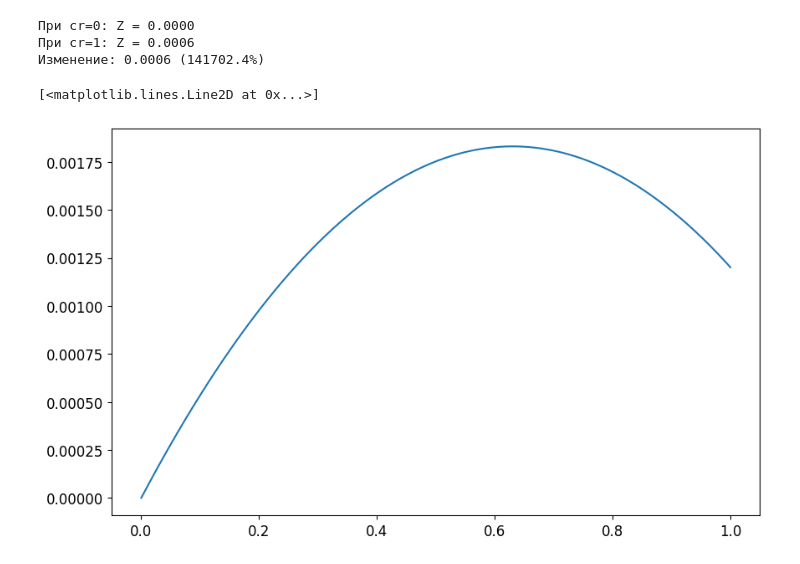
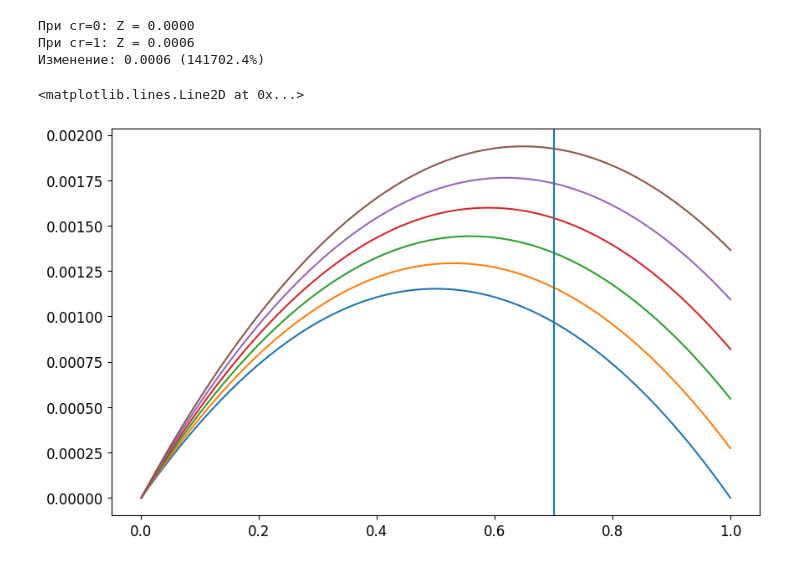
Before and after one commit to Akmalumarov/X_Ray_Scattering_Analysis, a Jupyter notebook: projects/Brushes/Calculations/Calculations.ipynb, the cells around one changed output. Drawn from its saved outputs; the diff is of its cells as text; code cells hidden in the pictures.

```diff
--- a/projects/Brushes/Calculations/Calculations.ipynb
+++ b/projects/Brushes/Calculations/Calculations.ipynb
@@ -75,16 +75,19 @@ print(f"Изменение: {Z[-1]-Z[0]:.4f} ({100*(Z[-1]-Z[0])/Z[0]:.1f}%)")
 При cr=1: Z = 0.0006
 Изменение: 0.0006 (141702.4%)
 # %%
-phi = 0.22
-w1 = phi
-w2 = phi_peg_cr
-w3 = phi_peg_am
+phi = 0.5
 
-rho1 = w1 * w2 * delta_rho_12 ** 2
-rho2 = w1 * w3 * delta_rho_13 ** 2
-rho3 = w2 * w3 * delta_rho_23 ** 2
+def rho(phi):
+    rho1 = phi * phi_peg_cr * delta_rho_12 ** 2
+    rho2 = phi * phi_peg_am * delta_rho_13 ** 2
+    rho3 = phi_peg_cr * phi_peg_am * delta_rho_23 ** 2
 
-plt.plot(cr, rho1 + rho2 + rho3)
+    return rho1 + rho2 + rho3
+
+for phi in [0, 0.05, 0.1, 0.15, 0.2, 0.25]:
+    plt.plot(cr,rho(phi) )
+
+plt.axvline(0.7)
 # %% [output]
-[<matplotlib.lines.Line2D at 0x...>]
+<matplotlib.lines.Line2D at 0x...>
-[figure, old version]
+[figure, new version]
```
Also changed, not shown: parts of 1 cell of this notebook, 4 other files.
